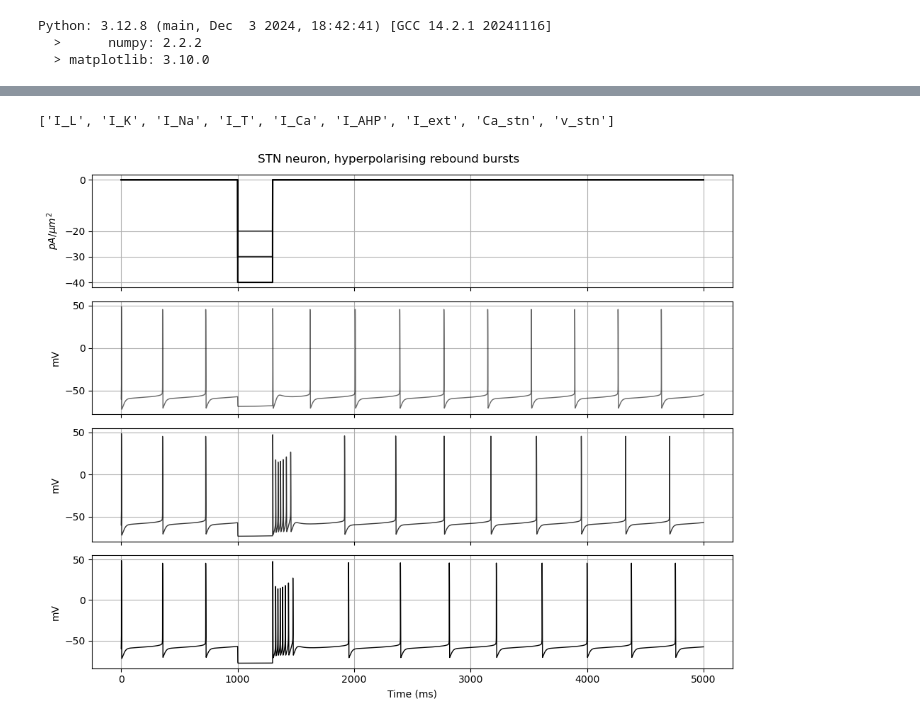
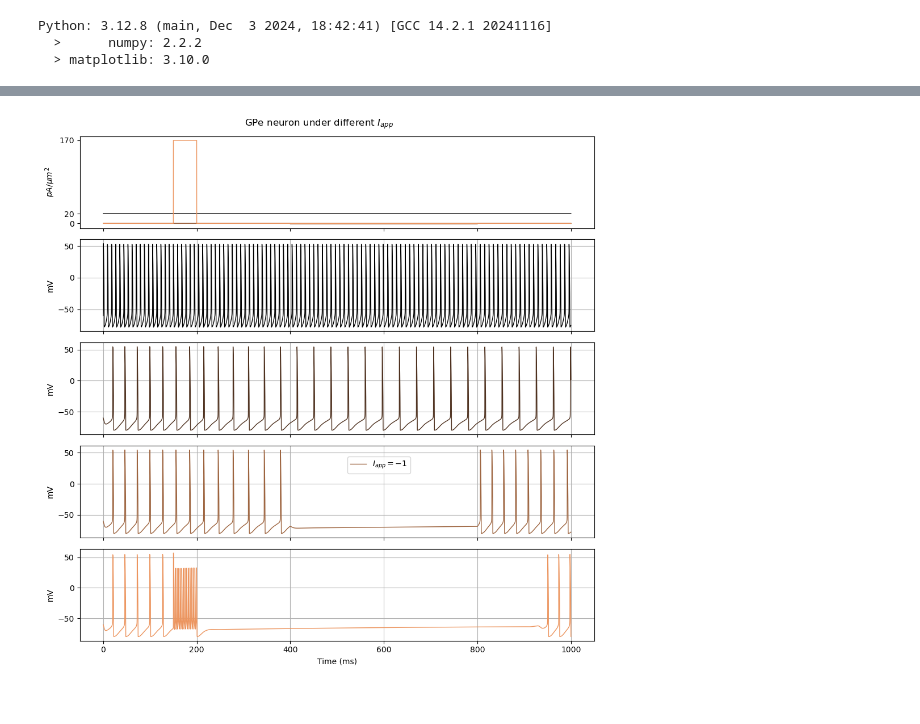
Before and after one commit to NemoInfo/NeuroModelSandbox, a Jupyter notebook: rubin_terman/rt.ipynb, the cells around one changed output, grey strips where cells are left out. Saved outputs shown, nothing was run; the diff lists cells and outputs as text; code cells hidden in the pictures.

Commit message:
Add GPe neuron dynamics

```diff
--- a/rubin_terman/rt.ipynb
+++ b/rubin_terman/rt.ipynb
@@ -13,9 +13,17 @@ Python: 3.12.8 (main, Dec  3 2024, 18:42:41) [GCC 14.2.1 20241116]
   >      numpy: 2.2.2
   > matplotlib: 3.10.0
 # %%
-N_gpe, N_stn = 1, 3
+N_gpe, N_stn = 4, 0
 dt = 0.01
-I_ext = lambda t, n: 0 if t*dt < 1000 or t*dt > 1000 + [300,450,600][int(n)] else 25
-data = model.rubin_terman(N_gpe, N_stn, I_ext=I_ext, dt=dt)
+def I_app(t, n):
+    if n == 0:
+        return 20
+    elif n == 1:
+        return 0
+    elif n == 2:
+        return -1 if 400 < t * dt < 800 else 0
+    elif n == 3:
+        return 170 if 150 < t * dt < 200 else 0
+data = model.rubin_terman(N_gpe, N_stn, I_app_gpe=I_app, dt=dt, T=1)
 print(list(data.keys()))
 # %% [output]
@@ -23,9 +31,9 @@ print(list(data.keys()))
 # %%
-metrics = ["I_ext", "Ca_stn", "v_stn"]
+metrics = ["I_app_gpe", "Ca_gpe", "v_gpe"]
 fig, axs = plt.subplots(len(metrics), 1, figsize=(10, len(metrics)*2), sharex=True, tight_layout=True)
 
 for k, ax in zip(metrics, axs):
-    ax.plot(data[k][:,0], 'k')
+    ax.plot(data[k][:,3], 'k', lw=1)
     ax.set_ylabel(f"{k}", rotation=0, labelpad=10)
     ax.yaxis.set_label_coords(-0.1, 0.5)
     ax.grid()
@@ -33,5 +41,6 @@ for k, ax in zip(metrics, axs):
 axs[-1].xaxis.set_major_formatter(lambda x, _: f"{x*0.01:.0f}")
 axs[-1].set_xlabel("Time (ms)")
 
+# plt.savefig("gpe_Iapp_170.svg")
 plt.show()
 # %% [output]
@@ -63,32 +48,26 @@ plt.show()
-# %%
-N_gpe, N_stn = 1, 3
-dt = 0.01
-I_ext = lambda t, n: 0 if t*dt < 1000 or t*dt > 1300 else 20 + 10 * n
-data = model.rubin_terman(N_gpe, N_stn, I_ext=I_ext, dt=dt)
-print(list(data.keys()))
-# %% [output]
-['I_L', 'I_K', 'I_Na', 'I_T', 'I_Ca', 'I_AHP', 'I_ext', 'Ca_stn', 'v_stn']
 # %%
-plots = data["v_stn"].shape[1] + 1
+plots = data["v_gpe"].shape[1] + 1
 fig, (a0, *axs) = plt.subplots(plots, 1, figsize=(10, plots*2), sharex=True, tight_layout=True)
+colors = plt.get_cmap("copper", data["v_gpe"].shape[1]+1)
 
-for i in range(data["I_ext"].shape[1]):
-    a0.plot(-data["I_ext"][:,i], 'k', alpha=[0.6, 0.8, 1][i])
+for i in range(data["I_app_gpe"].shape[1]):
+    a0.plot(data["I_app_gpe"][:,i], color=colors(i), lw=1)
     a0.set_ylabel(r"$pA/\mu m^2$")
-    a0.set_yticks([0, -20, -30, -40])
+    a0.set_yticks([0, 20, 170])
     a0.grid()
 
-for i, ax in zip(range(data["I_ext"].shape[1]), axs):
-    ax.plot(data["v_stn"][:,i], 'k', alpha=[0.6, 0.8, 1][i], lw=1)
+for i, ax in zip(range(data["I_app_gpe"].shape[1]), axs):
+    ax.plot(data["v_gpe"][:,i], color=colors(i), lw=1)
     ax.set_ylabel("mV")
     # ax.yaxis.set_label_coords(-0.1, 0.5)
     ax.grid()
 
+axs[-2].legend(["$I_{app} = -1$"], loc=(0.52, 0.7))
 axs[-1].xaxis.set_major_formatter(lambda x, _: f"{x*0.01:.0f}")
 axs[-1].set_xlabel("Time (ms)")
 
-fig.suptitle("STN neuron, hyperpolarising rebound bursts")
-fig.savefig("stn_rebound_2.svg")
+# fig.suptitle(r"GPe neuron under different $I_{app}$")
+fig.savefig("gpe_Iapp_sweep.svg")
 plt.show()
 # %% [output]
-[figure, old version]
+[figure, new version]
```
Also changed, not shown: parts of 4 cells of this notebook, 4 other files.
